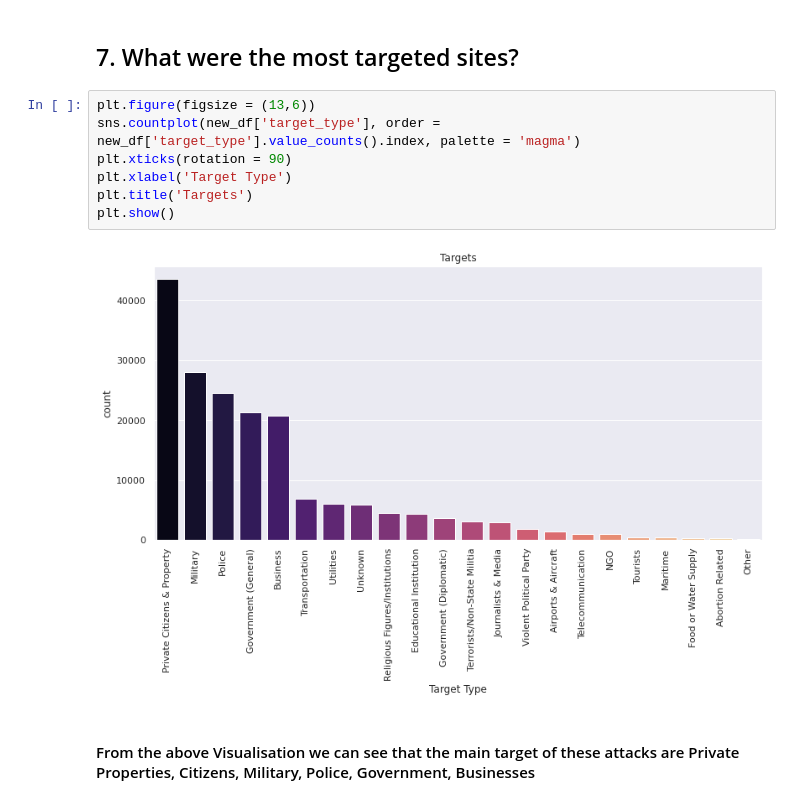
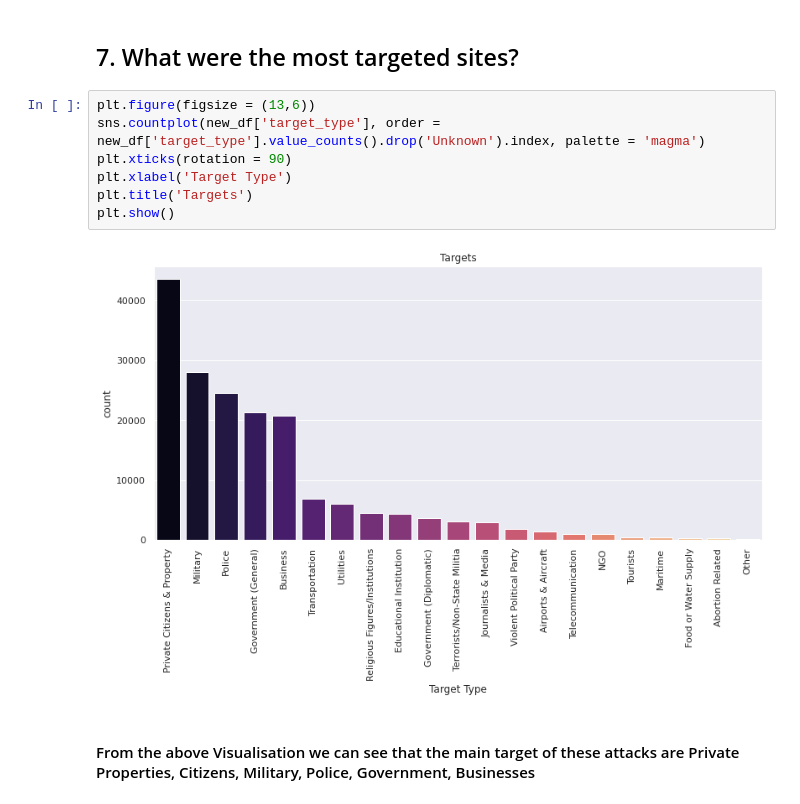
Before and after one commit to HarshJain41/Global-Terrorism-Data-Analysis, a Jupyter notebook: Harsh_Jain_Global_Terrorism_Analysis_Capstone_Project.ipynb, the cells around one changed output. Saved outputs shown, nothing was run; the diff lists cells and outputs as text.

```diff
--- a/Harsh_Jain_Global_Terrorism_Analysis_Capstone_Project.ipynb
+++ b/Harsh_Jain_Global_Terrorism_Analysis_Capstone_Project.ipynb
@@ -321,13 +320,13 @@ Name: Success, dtype: int64
 ## 7. What were the most targeted sites?
 # %%
 plt.figure(figsize = (13,6))
-sns.countplot(new_df['target_type'], order = new_df['target_type'].value_counts().index, palette = 'magma')
+sns.countplot(new_df['target_type'], order = new_df['target_type'].value_counts().drop('Unknown').index, palette = 'magma')
 plt.xticks(rotation = 90)
 plt.xlabel('Target Type')
 plt.title('Targets')
 plt.show()
 # %% [output]
-[figure, old version]
+[figure, new version]
 # %% [markdown]
 #### From the above Visualisation we can see that the main target of these attacks are Private Properties, Citizens, Military, Police, Government, Businesses
 # %% [markdown]
```
Also changed, not shown: parts of 3 cells of this notebook.
